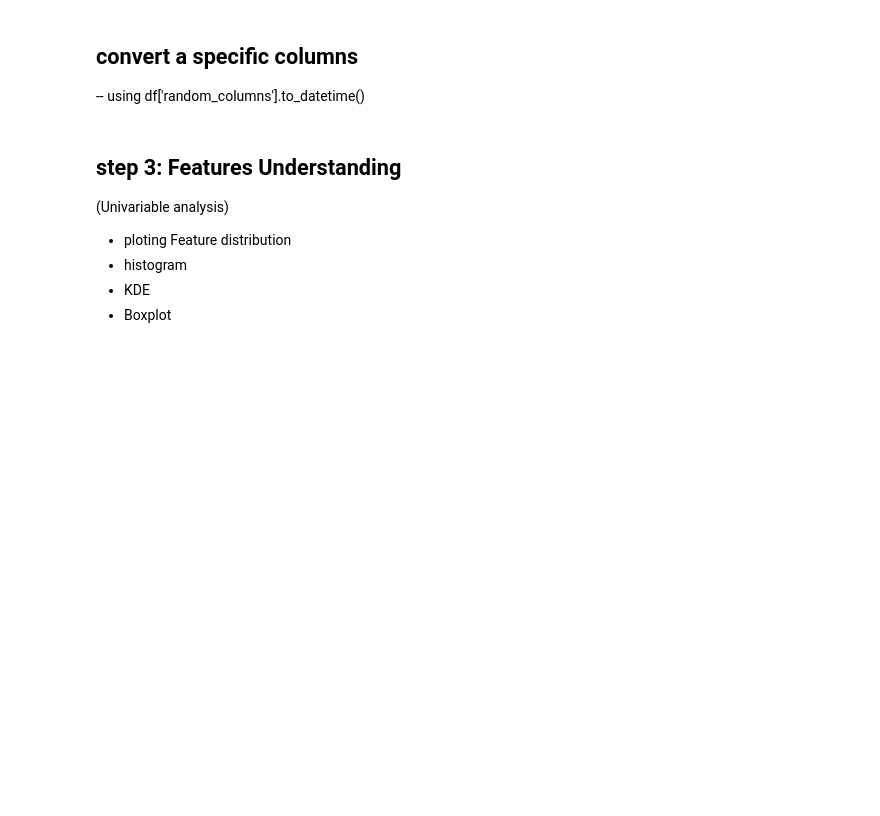
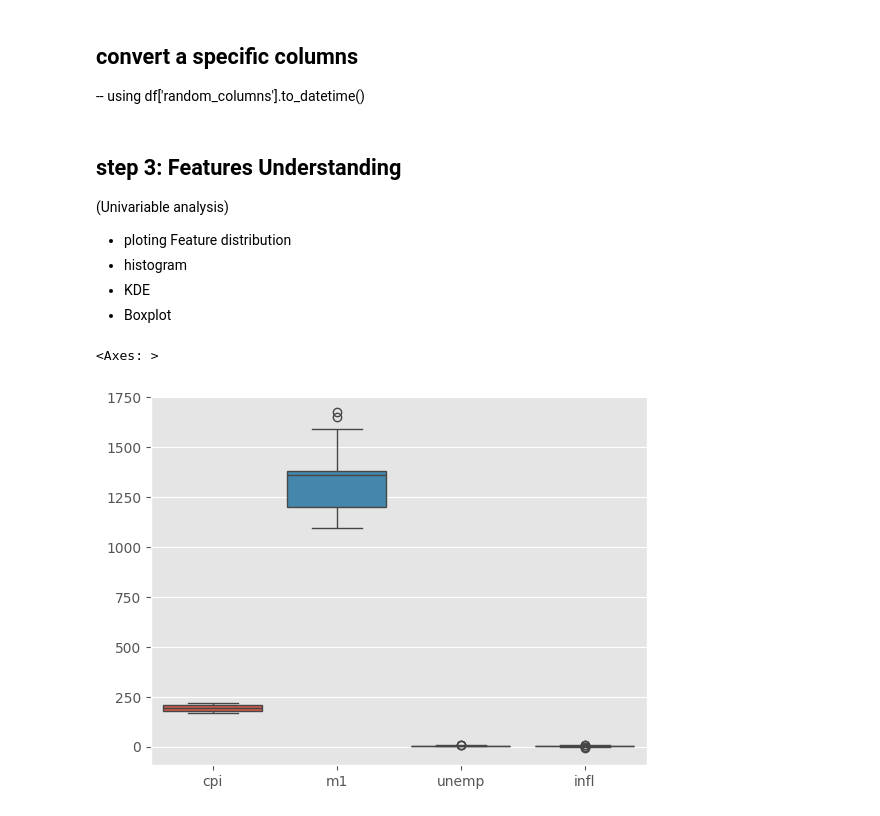
Before and after one commit to ayoub22222222/EDA_project, a Jupyter notebook: Untitled1.ipynb, the cells around one changed output. Cells and saved outputs as stored; diff of their text form; code cells hidden in the pictures; blank space fills up the shorter version.

```diff
--- a/Untitled1.ipynb
+++ b/Untitled1.ipynb
@@ -202,3 +200,8 @@ new_ecom_data
 - histogram
 - KDE
 - Boxplot
+# %%
+sns.boxplot(data=new_ecom_data[['cpi', 'm1', 'unemp', 'infl']])
+# %% [output]
+<Axes: >
+[figure, added]
```
Also changed, not shown: parts of 7 cells of this notebook.
